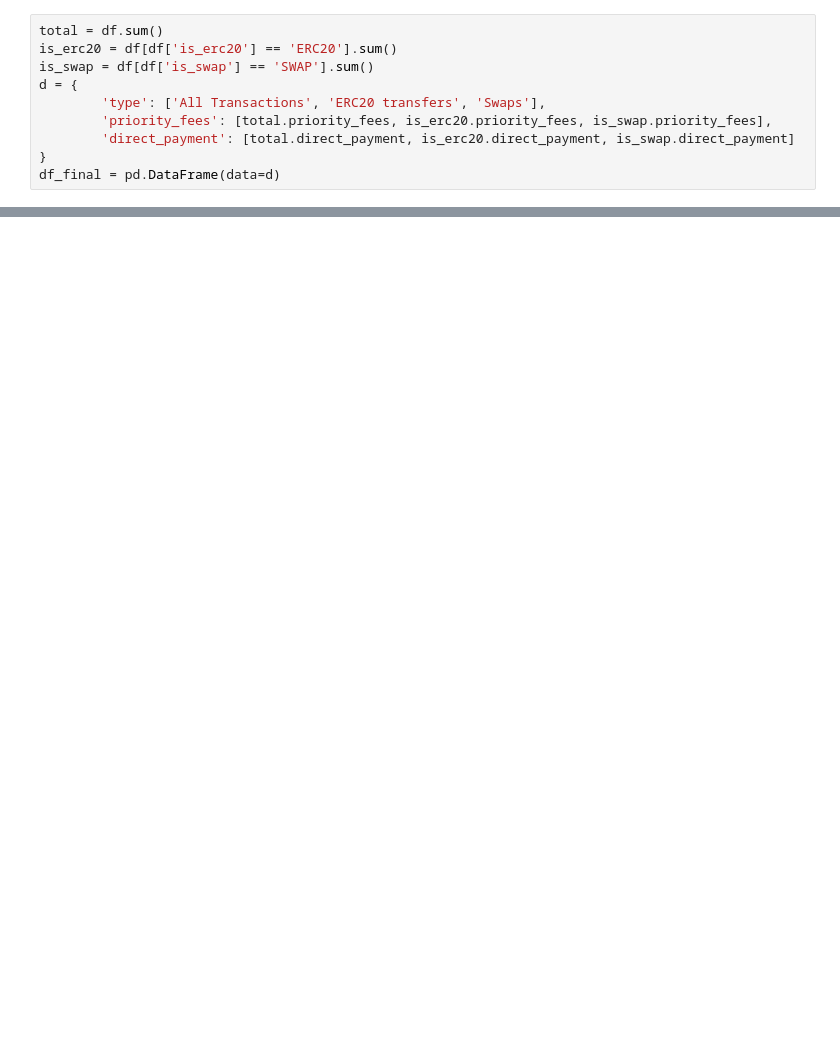
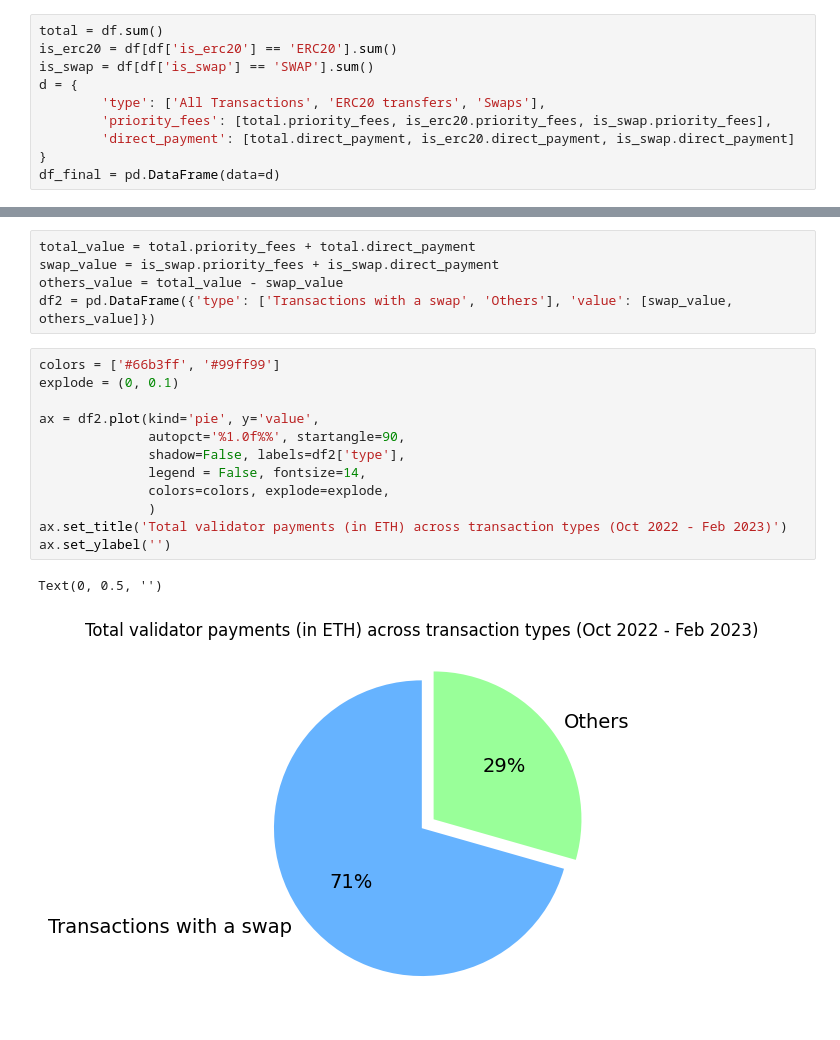
Before and after one commit to ankitchiplunkar/crypto_charts, a Jupyter notebook: notebooks/OFA research.ipynb, the cells around one changed output, grey strips where cells are left out. Saved outputs shown, nothing was run; the diff lists cells and outputs as text; blank space fills up the shorter version.

Commit message:
updated charts

```diff
--- a/notebooks/OFA research.ipynb
+++ b/notebooks/OFA research.ipynb
@@ -143,0 +116,20 @@ fig.show()
+# %%
+total_value = total.priority_fees + total.direct_payment
+swap_value = is_swap.priority_fees + is_swap.direct_payment
+others_value = total_value - swap_value
+df2 = pd.DataFrame({'type': ['Transactions with a swap', 'Others'], 'value': [swap_value, others_value]})
+# %%
+colors = ['#66b3ff', '#99ff99']
+explode = (0, 0.1)
+
+ax = df2.plot(kind='pie', y='value',
+              autopct='%1.0f%%', startangle=90,
+              shadow=False, labels=df2['type'],
+              legend = False, fontsize=14,
+              colors=colors, explode=explode,
+              )
+ax.set_title('Total validator payments (in ETH) across transaction types (Oct 2022 - Feb 2023)')
+ax.set_ylabel('')
+# %% [output]
+Text(0, 0.5, '')
+[figure, added]
```
Also changed, not shown: parts of 7 cells of this notebook.
